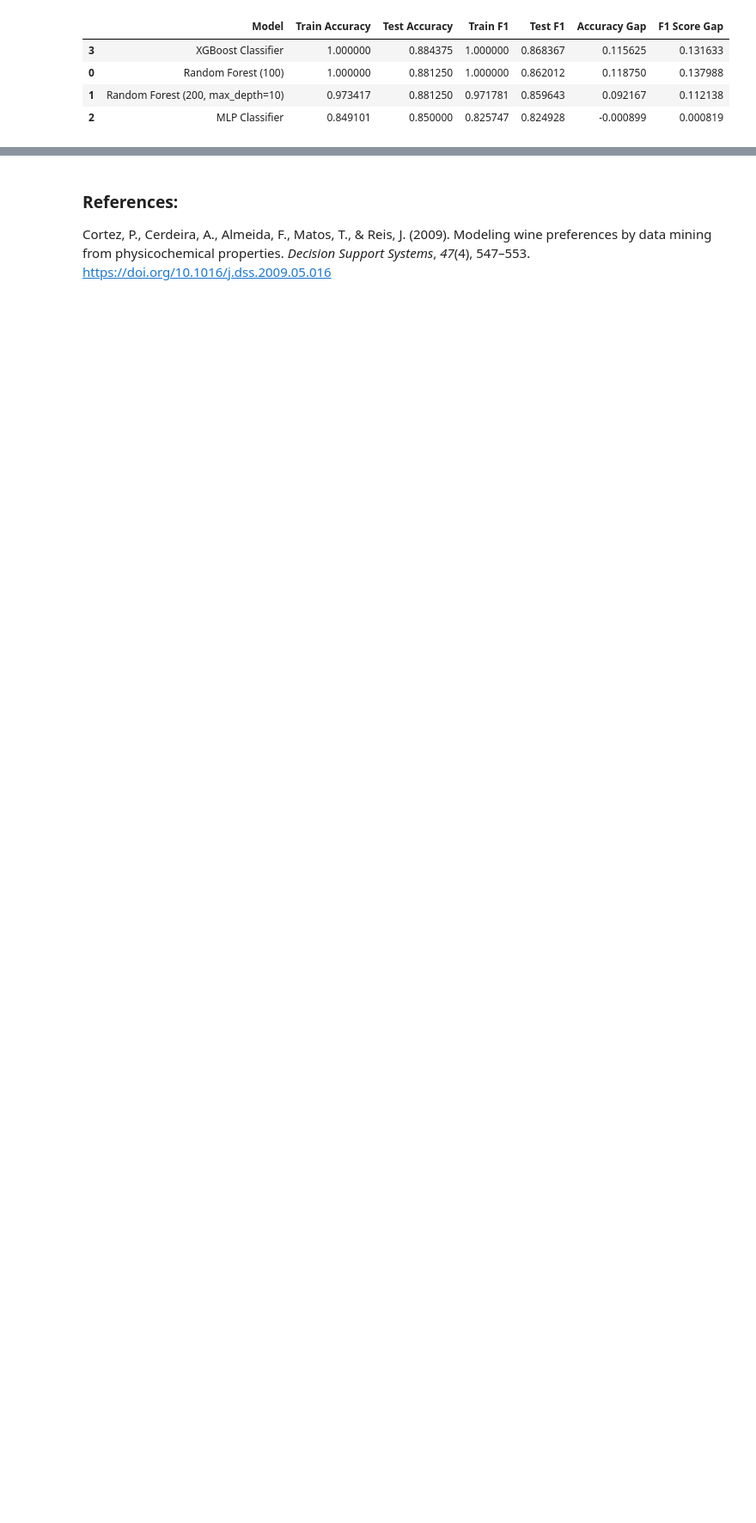
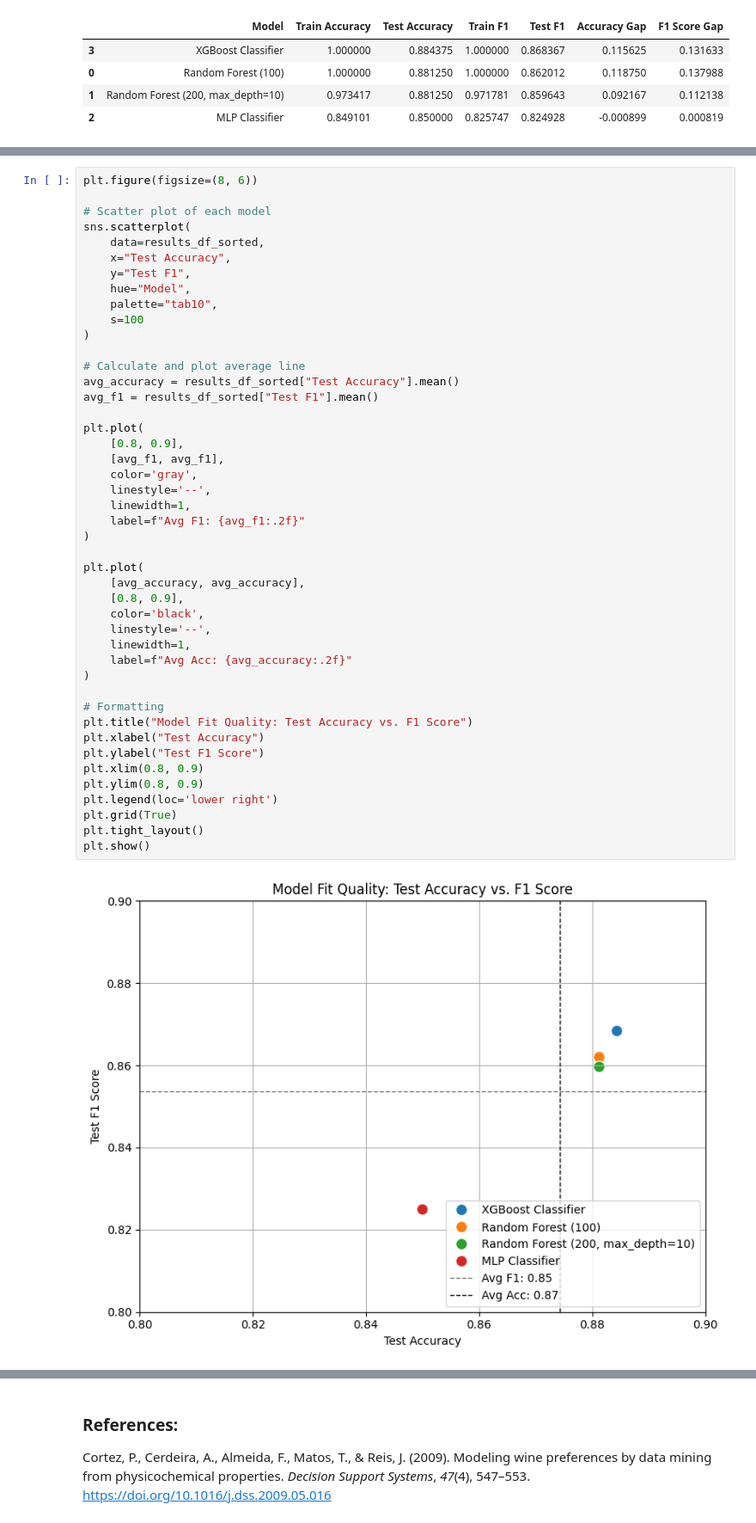
Before and after one commit to Data-Git-Hub/applied-ml-data-git-hub, a Jupyter notebook: lab05/ensemble-data-git-hub.ipynb, the cells around one changed output, grey strips where cells are left out. Shown: that part at 86% size. Saved outputs shown, nothing was run; the diff lists cells and outputs as text; blank space fills up the shorter version.

```diff
--- a/lab05/ensemble-data-git-hub.ipynb
+++ b/lab05/ensemble-data-git-hub.ipynb
@@ -473,0 +511,47 @@ results_df_sorted.style.apply(highlight_best_values_green_text, axis=None)
+# %%
+plt.figure(figsize=(8, 6))
+
+# Scatter plot of each model
+sns.scatterplot(
+    data=results_df_sorted,
+    x="Test Accuracy",
+    y="Test F1",
+    hue="Model",
+    palette="tab10",
+    s=100
+)
+
+# Calculate and plot average line
+avg_accuracy = results_df_sorted["Test Accuracy"].mean()
+avg_f1 = results_df_sorted["Test F1"].mean()
+
+plt.plot(
+    [0.8, 0.9],
+    [avg_f1, avg_f1],
+    color='gray',
+    linestyle='--',
+    linewidth=1,
+    label=f"Avg F1: {avg_f1:.2f}"
+)
+
+plt.plot(
+    [avg_accuracy, avg_accuracy],
+    [0.8, 0.9],
+    color='black',
+    linestyle='--',
+    linewidth=1,
+    label=f"Avg Acc: {avg_accuracy:.2f}"
+)
+
+# Formatting
+plt.title("Model Fit Quality: Test Accuracy vs. F1 Score")
+plt.xlabel("Test Accuracy")
+plt.ylabel("Test F1 Score")
+plt.xlim(0.8, 0.9)
+plt.ylim(0.8, 0.9)
+plt.legend(loc='lower right')
+plt.grid(True)
+plt.tight_layout()
+plt.show()
+# %% [output]
+[figure, added]
```
Also changed, not shown: parts of 6 cells of this notebook, 1 other file.
